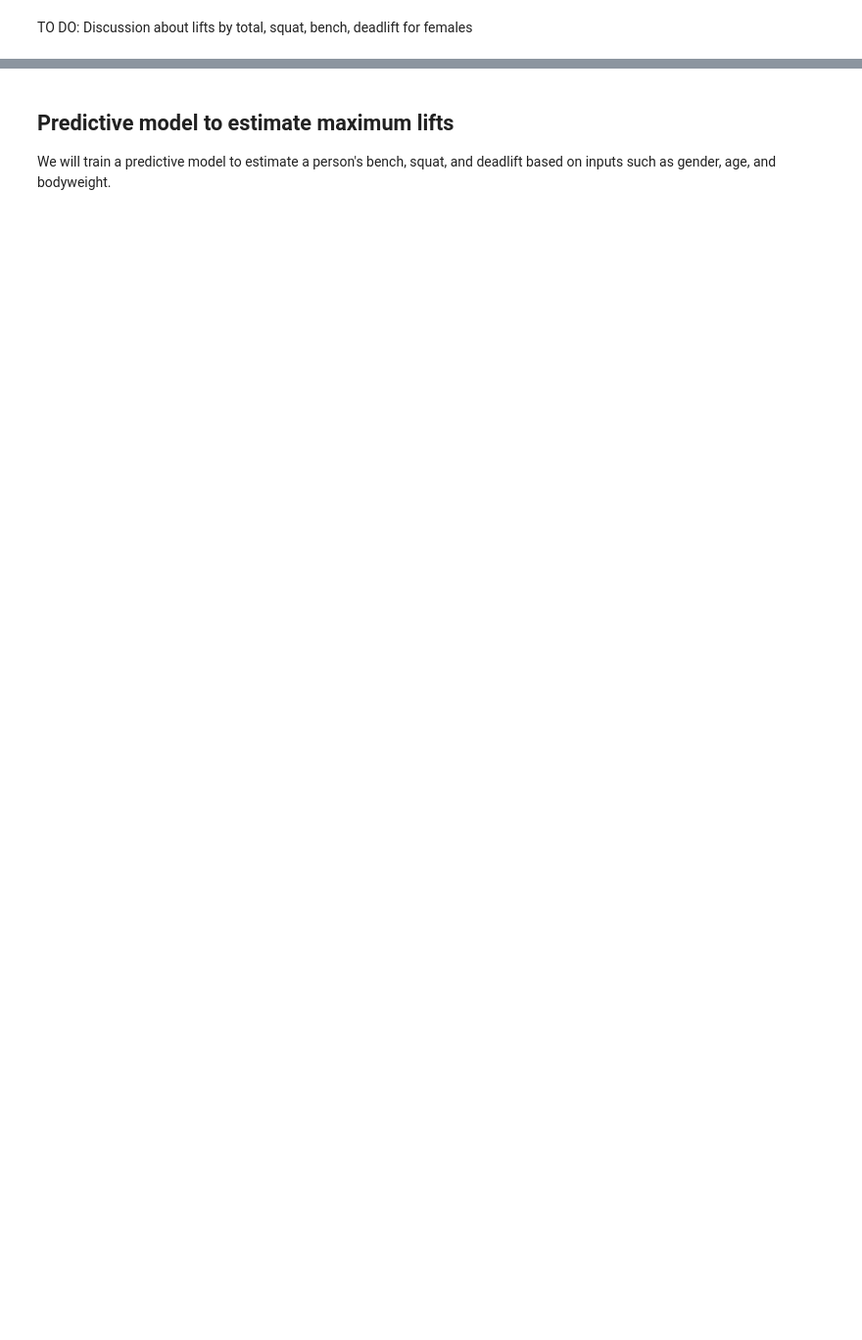
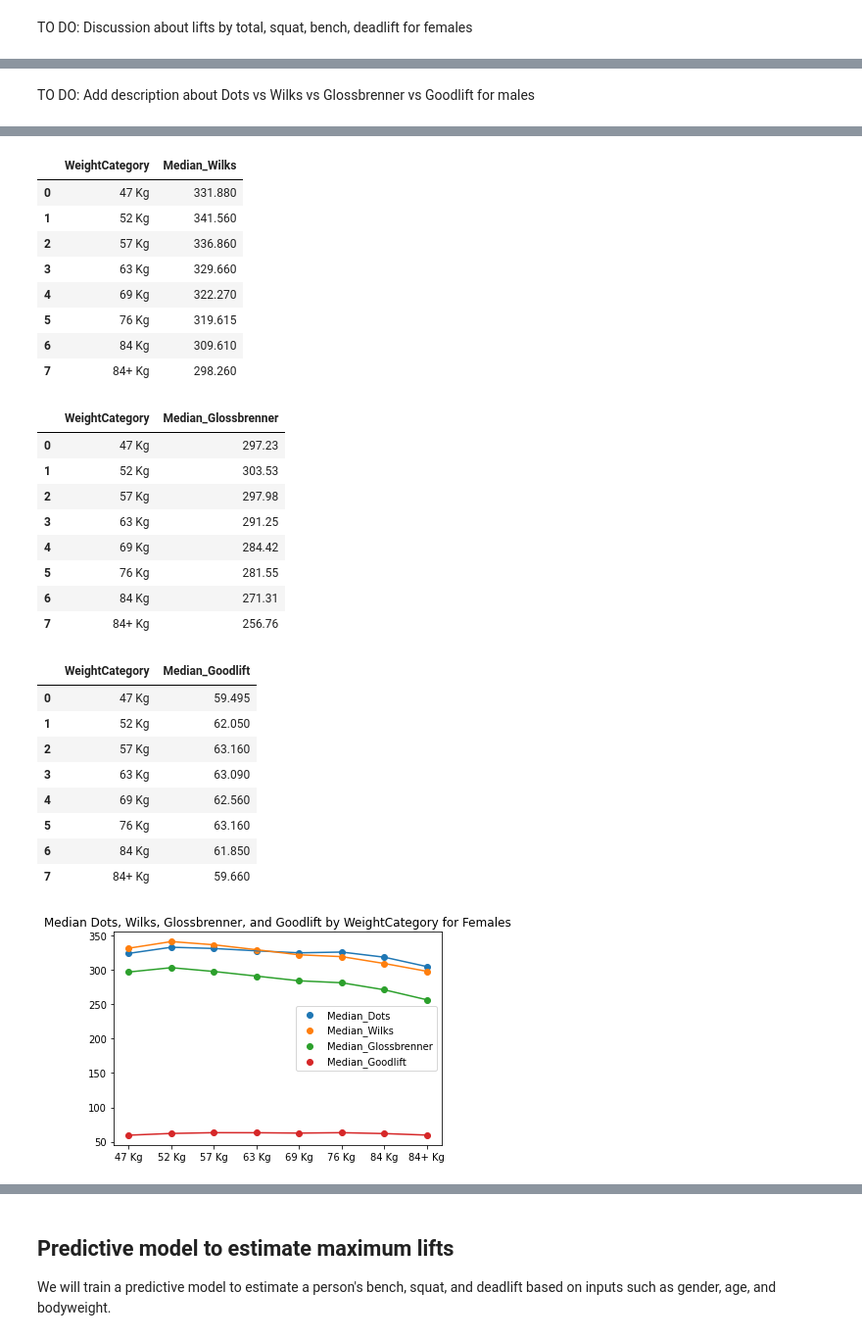
Before and after one commit to kim-jason/PowerliftingDataset, a Jupyter notebook: Powerlifting_Data_Science_Project.ipynb, the cells around one changed output, grey strips where cells are left out. Shown at 98% size. Drawn from its saved outputs; the diff is of its cells as text; code cells hidden in the pictures; blank space fills up the shorter version.

```diff
--- a/Powerlifting_Data_Science_Project.ipynb
+++ b/Powerlifting_Data_Science_Project.ipynb
@@ -1048,0 +1164,48 @@ TO DO: Provide overview of the four and their differences and history.
+# %% [markdown]
+TO DO: Add description about Dots vs Wilks vs Glossbrenner vs Goodlift for males
+# %%
+# Visualize Dots vs weight for females
+all_lifts_dots_female = all_lifts_female.groupby(['WeightCategory']).agg(Median_Dots=('Dots', 'median'))
+all_lifts_dots_female = all_lifts_dots_female.reset_index()
+all_lifts_dots_female = order_female_weightcategories(all_lifts_dots_female)
+
+display(all_lifts_dots_female)
+plt.scatter(all_lifts_dots_female['WeightCategory'], all_lifts_dots_female['Median_Dots'], label="Median_Dots")
+plt.plot(all_lifts_dots_female['WeightCategory'], all_lifts_dots_female['Median_Dots'])
+
+
+# Visualize Wilks vs weight for females
+all_lifts_wilks_female = all_lifts_female.groupby(['WeightCategory']).agg(Median_Wilks=('Wilks', 'median'))
+all_lifts_wilks_female = all_lifts_wilks_female.reset_index()
+all_lifts_wilks_female = order_female_weightcategories(all_lifts_wilks_female)
+
+display(all_lifts_wilks_female)
+plt.scatter(all_lifts_wilks_female['WeightCategory'], all_lifts_wilks_female['Median_Wilks'], label="Median_Wilks")
+plt.plot(all_lifts_wilks_female['WeightCategory'], all_lifts_wilks_female['Median_Wilks'])
+
+
+# Visualize Glossbrenner vs weight for females
+all_lifts_glossbrenner_female = all_lifts_female.groupby(['WeightCategory']).agg(Median_Glossbrenner=('Glossbrenner', 'median'))
+all_lifts_glossbrenner_female = all_lifts_glossbrenner_female.reset_index()
+all_lifts_glossbrenner_female = order_female_weightcategories(all_lifts_glossbrenner_female)
+
+display(all_lifts_glossbrenner_female)
+plt.scatter(all_lifts_glossbrenner_female['WeightCategory'], all_lifts_glossbrenner_female['Median_Glossbrenner'], label="Median_Glossbrenner")
+plt.plot(all_lifts_glossbrenner_female['WeightCategory'], all_lifts_glossbrenner_female['Median_Glossbrenner'])
+
+
+# Visualize Goodlift vs weight for females
+all_lifts_goodlift_female = all_lifts_female.groupby(['WeightCategory']).agg(Median_Goodlift=('Goodlift', 'median'))
+all_lifts_goodlift_female = all_lifts_goodlift_female.reset_index()
+all_lifts_goodlift_female = order_female_weightcategories(all_lifts_goodlift_female)
+
+display(all_lifts_goodlift_female)
+plt.scatter(all_lifts_goodlift_female['WeightCategory'], all_lifts_goodlift_female['Median_Goodlift'], label="Median_Goodlift")
+plt.plot(all_lifts_goodlift_female['WeightCategory'], all_lifts_goodlift_female['Median_Goodlift'])
+
+
+# Show legend and title
+plt.title("Median Dots, Wilks, Glossbrenner, and Goodlift by WeightCategory for Females")
+plt.legend()
+plt.show()
+# %% [output]
@@ -1048,0 +1221,28 @@ TO DO: Provide overview of the four and their differences and history.
+|  | WeightCategory | Median_Wilks |
+| 0 | 47 Kg | 331.880 |
+| 1 | 52 Kg | 341.560 |
+| 2 | 57 Kg | 336.860 |
+| 3 | 63 Kg | 329.660 |
+| 4 | 69 Kg | 322.270 |
+| 5 | 76 Kg | 319.615 |
+| 6 | 84 Kg | 309.610 |
+| 7 | 84+ Kg | 298.260 |
+|  | WeightCategory | Median_Glossbrenner |
+| 0 | 47 Kg | 297.23 |
+| 1 | 52 Kg | 303.53 |
+| 2 | 57 Kg | 297.98 |
+| 3 | 63 Kg | 291.25 |
+| 4 | 69 Kg | 284.42 |
+| 5 | 76 Kg | 281.55 |
+| 6 | 84 Kg | 271.31 |
+| 7 | 84+ Kg | 256.76 |
+|  | WeightCategory | Median_Goodlift |
+| 0 | 47 Kg | 59.495 |
+| 1 | 52 Kg | 62.050 |
+| 2 | 57 Kg | 63.160 |
+| 3 | 63 Kg | 63.090 |
+| 4 | 69 Kg | 62.560 |
+| 5 | 76 Kg | 63.160 |
+| 6 | 84 Kg | 61.850 |
+| 7 | 84+ Kg | 59.660 |
+[figure, added]
```
Also changed, not shown: parts of 38 cells of this notebook.
